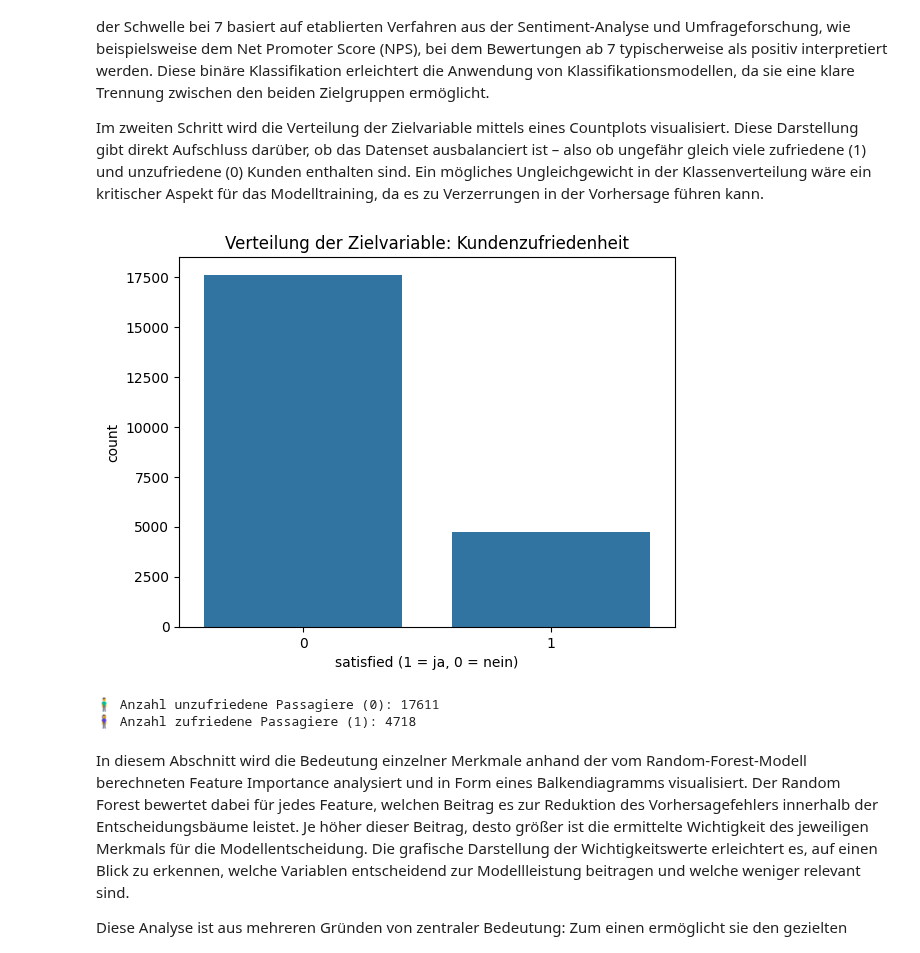
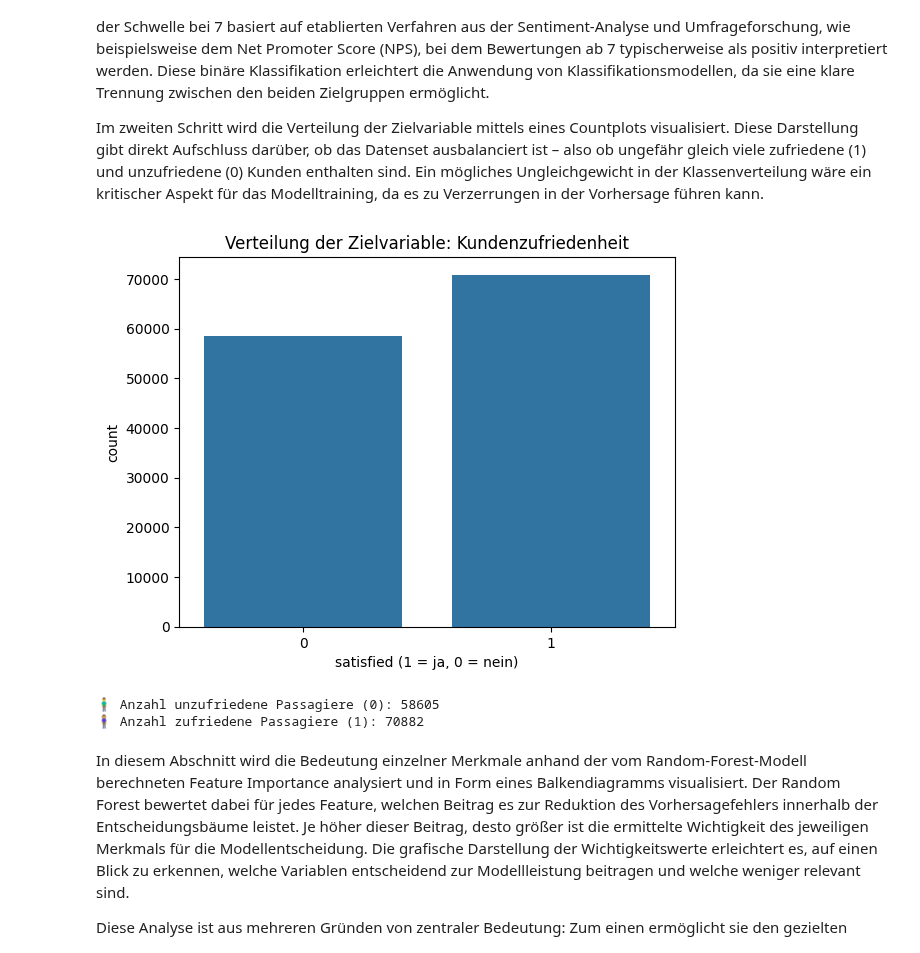
Before and after one commit to DivinitasMaxima/BINA-REPO, a Jupyter notebook: data/Kapitel5.ipynb, the cells around one changed output. Saved outputs shown, nothing was run; the diff lists cells and outputs as text; code cells hidden in the pictures.

Commit message:
Anpassung Datenset

```diff
--- a/data/Kapitel5.ipynb
+++ b/data/Kapitel5.ipynb
@@ -25,8 +25,9 @@ Ziel dieses Schrittes ist es, ein grundlegendes Verständnis für den Aufbau des
 ## Datensatz 1
 # Daten laden
 #url = "https://raw.githubusercontent.com/DivinitasMaxima/BINA-REPO/refs/heads/main/data/data/Invistico_Airline.csv"
-#df = pd.read_csv(url)
-#df.dropna(inplace=True)
+df = pd.read_csv(url)
+df.dropna(inplace=True)
+
 ## Datensatz 2
 #df = pd.read_csv("data/airline_review.csv")  # Pfad ggf. anpassen
 
@@ -55,27 +56,42 @@ Daraufhin wird eine binäre Zielvariable namens satisfied erstellt: Bewertungen
 Im zweiten Schritt wird die Verteilung der Zielvariable mittels eines Countplots visualisiert. Diese Darstellung gibt direkt Aufschluss darüber, ob das Datenset ausbalanciert ist – also ob ungefähr gleich viele zufriedene (1) und unzufriedene (0) Kunden enthalten sind. Ein mögliches Ungleichgewicht in der Klassenverteilung wäre ein kritischer Aspekt für das Modelltraining, da es zu Verzerrungen in der Vorhersage führen kann.
 # %%
 # Overall Rating in numerisch umwandeln (z. B. '9' → 9.0)
-df['Overall_Rating'] = pd.to_numeric(df['Overall_Rating'], errors='coerce')
+
+#Erstes Datenset
+df['satisfaction'] = df['satisfaction'].map({'satisfied': 1, 'dissatisfied': 0})
+df['satisfaction'] = pd.to_numeric(df['satisfaction'], errors='coerce')
+
+#Zweites Datenset
+#df['Overall_Rating'] = pd.to_numeric(df['Overall_Rating'], errors='coerce')
 
 # Fehlende Bewertungen entfernen
-df = df.dropna(subset=['Overall_Rating'])
+
+df = df.dropna(subset=['satisfaction'])
+
+#df = df.dropna(subset=['Overall_Rating'])
 
 # Zielvariable definieren: 1 = zufrieden (>=7), 0 = unzufrieden
-df['satisfied'] = df['Overall_Rating'].apply(lambda x: 1 if x >= 7 else 0)
+
+#Erstes Datenset
+
+df['satisfied'] = df['satisfaction'].apply(lambda x: 1 if x == 1 else 0)
+
+#Zweites Datenset
+#df['satisfied'] = df['Overall_Rating'].apply(lambda x: 1 if x >= 7 else 0)
 
 # Übersicht der Verteilung
 sns.countplot(data=df, x='satisfied')
 plt.title("Verteilung der Zielvariable: Kundenzufriedenheit")
 plt.xlabel("satisfied (1 = ja, 0 = nein)")
 plt.show()
 
 count_satisfied = df['satisfied'].value_counts()
 print("🧍‍♂️ Anzahl unzufriedene Passagiere (0):", count_satisfied[0])
 print("🧍‍♀️ Anzahl zufriedene Passagiere (1):", count_satisfied[1])
 # %% [output]
-[figure, old version]
+[figure, new version]
-🧍‍♂️ Anzahl unzufriedene Passagiere (0): 17611
-🧍‍♀️ Anzahl zufriedene Passagiere (1): 4718
+🧍‍♂️ Anzahl unzufriedene Passagiere (0): 58605
+🧍‍♀️ Anzahl zufriedene Passagiere (1): 70882
 # %% [markdown]
 In diesem Abschnitt wird die Bedeutung einzelner Merkmale anhand der vom Random-Forest-Modell berechneten Feature Importance analysiert und in Form eines Balkendiagramms visualisiert. Der Random Forest bewertet dabei für jedes Feature, welchen Beitrag es zur Reduktion des Vorhersagefehlers innerhalb der Entscheidungsbäume leistet. Je höher dieser Beitrag, desto größer ist die ermittelte Wichtigkeit des jeweiligen Merkmals für die Modellentscheidung. Die grafische Darstellung der Wichtigkeitswerte erleichtert es, auf einen Blick zu erkennen, welche Variablen entscheidend zur Modellleistung beitragen und welche weniger relevant sind.
 
```
Also changed, not shown: parts of 7 cells of this notebook.
